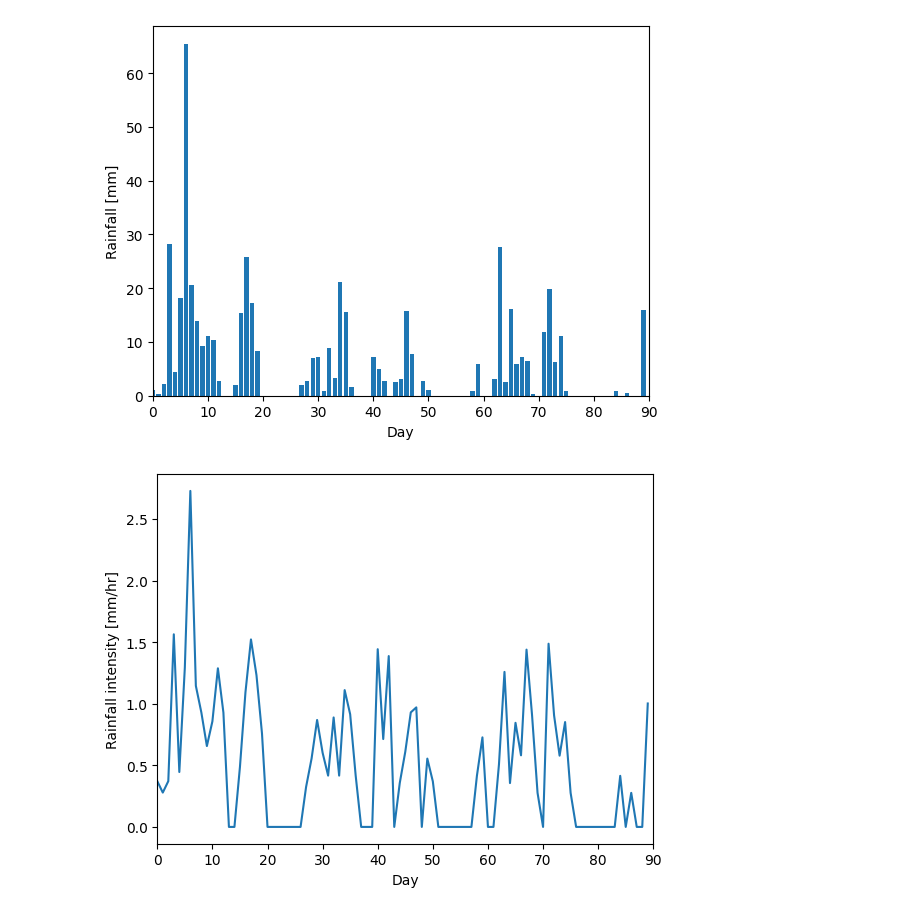
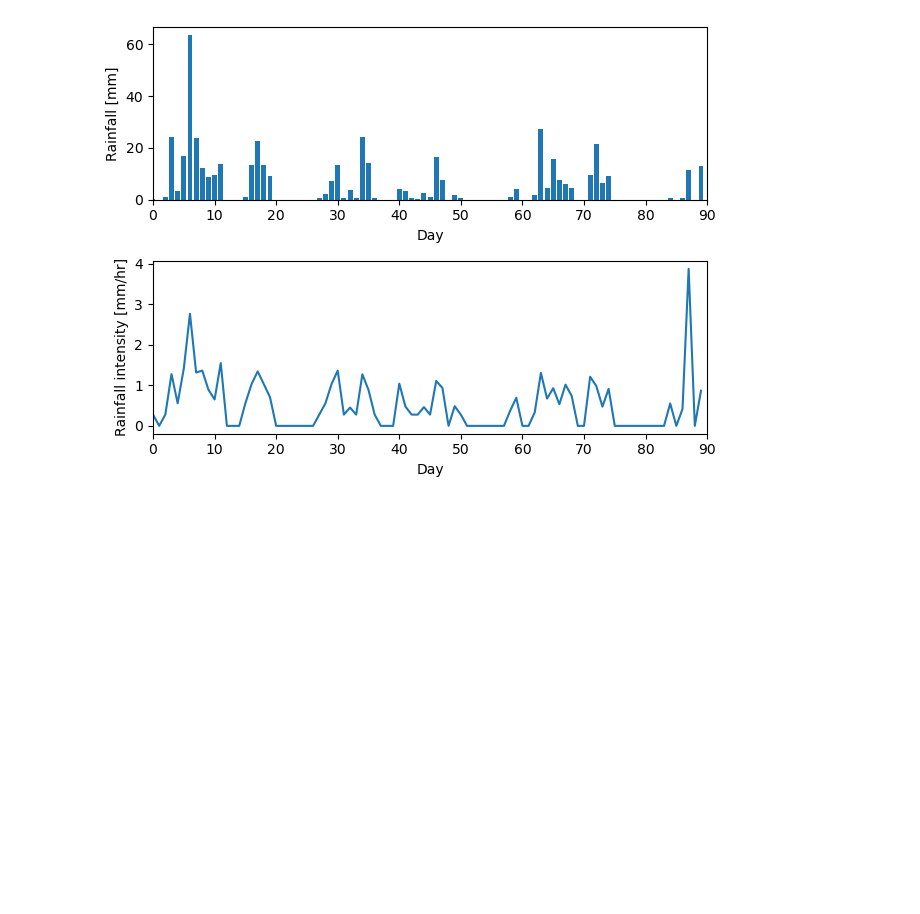
Before and after one commit to adalvis/roads_model, a Jupyter notebook: oft_rainfallData.ipynb, the cells around one changed output. Cells and saved outputs as stored; diff of their text form; code cells hidden in the pictures; blank space fills up the shorter version.

```diff
--- a/oft_rainfallData.ipynb
+++ b/oft_rainfallData.ipynb
@@ -11,12 +11,12 @@ np.set_printoptions(threshold=np.inf)
 from erodible_grid import Erodible_Grid
 # %%
 # Parameters
-run_duration = 90   # run duration = days + 1
+run_duration = 90  # run duration = days + 1
 
 # call parameters from .csv file
 parameters = pd.read_csv("parameters_WY2024.csv")
 # site=parameters.loc[parameters["Site Name"] == "KID13"].iloc[0]   # was also doing runs for this site
-site=parameters.loc[parameters["Site Name"] == "MEL12"].iloc[0]
+site=parameters.loc[parameters["Site Name"] == "MEL05"].iloc[0]
 
 # constants
 rho_w=1000
@@ -35,7 +35,6 @@ Ss_ini = 0.23 # surfacing depth in m
 Sb_ini = 2    # ballast depth in m
 
 S = site["Road Gradient"]/100
-# S = 0.05
 porosity = 0.35
 
 # initialize average number of truck passes per day for truck pass erosion
@@ -80,12 +79,12 @@ high_intensity_index = 144  # day index determined to be the beginning of a high
 intensity_2024 = pd.read_csv("WY2024_RG_daily_intensity.csv")
 # change the site name and index values to get different sites and dates
 # intensity_90 = intensity_2024["RG_KID1316_mm"].iloc[:90].values  # first 90 days for site "RG_BISH05"
-intensity_90 = intensity_2024["RG_MEL14_mm"].iloc[high_intensity_index:].values
+intensity_90 = intensity_2024["RG_MEL05_mm"].iloc[high_intensity_index:].values
 
 # daily dt in hours
 dt_2024_hours = pd.read_csv("WY2024_RG_daily_dt.csv")
 # dt_2024_hours_90 = dt_2024_hours["RG_KID1316_mm"].iloc[:90].values # first 90 days for site "RG_BISH05"
-dt_2024_hours_90 = dt_2024_hours["RG_MEL14_mm"].iloc[high_intensity_index:].values
+dt_2024_hours_90 = dt_2024_hours["RG_MEL05_mm"].iloc[high_intensity_index:].values
 # convert to dt to days
 dt_2024 = np.array(dt_2024_hours_90)/24
 # %%
@@ -164,7 +163,7 @@ mask1 = np.ones(mg.number_of_nodes, dtype=bool)
 mask1[ruts] = False
 
 # depth averages for each layer in the ruts
-active_depth_ruts = []
+active_fines_ruts = []
 surfacing_depth_ruts = []
 ballast_depth_ruts = []
 
@@ -175,6 +174,9 @@ mass_rut_outflow = np.zeros(run_duration)
 road_mass_change_oft = np.zeros(run_duration)
 ditch_mass_change = np.zeros(run_duration)
 channel_discharge_arr = []
+
+road_shear_frac_arr = np.zeros(run_duration)
+road_shear = []
 
 # shear stresses (averages)
 avg_shear_stress_ruts = []
@@ -566,20 +578,20 @@ image_list_dz[0].save(
             duration=1000, # in milliseconds
             loop=0)
 # %%
-plt.bar(range(0,run_duration), np.multiply(intensity_arr,np.multiply(dt_arr,24)))
-plt.xlabel('Day')
-plt.ylabel('Rainfall [mm]')
-plt.xlim(0,run_duration)
+fig, ax = plt.subplots(2,1)
+ax[0].bar(range(0,run_duration), np.multiply(intensity_arr,np.multiply(dt_arr,24)))
+ax[0].set_xlabel('Day')
+ax[0].set_ylabel('Rainfall [mm]')
+ax[0].set_xlim(0,run_duration)
+
+ax[1].plot(range(0,run_duration), intensity_arr)
+ax[1].set_xlabel('Day')
+ax[1].set_ylabel('Rainfall intensity [mm/hr]')
+ax[1].set_xlim(0,run_duration)
+plt.tight_layout()
 plt.show()
-
-plt.plot(range(0,run_duration), intensity_arr)
-plt.xlabel('Day')
-plt.ylabel('Rainfall intensity [mm/hr]')
-plt.xlim(0,run_duration)
-plt.show()
 # %% [output]
-[figure, old version]
+[figure, new version]
-[figure, removed]
 # %%
 fig, ax = plt.subplots(1,2, figsize=(9,4))
 
```
Also changed, not shown: parts of 12 cells of this notebook.
